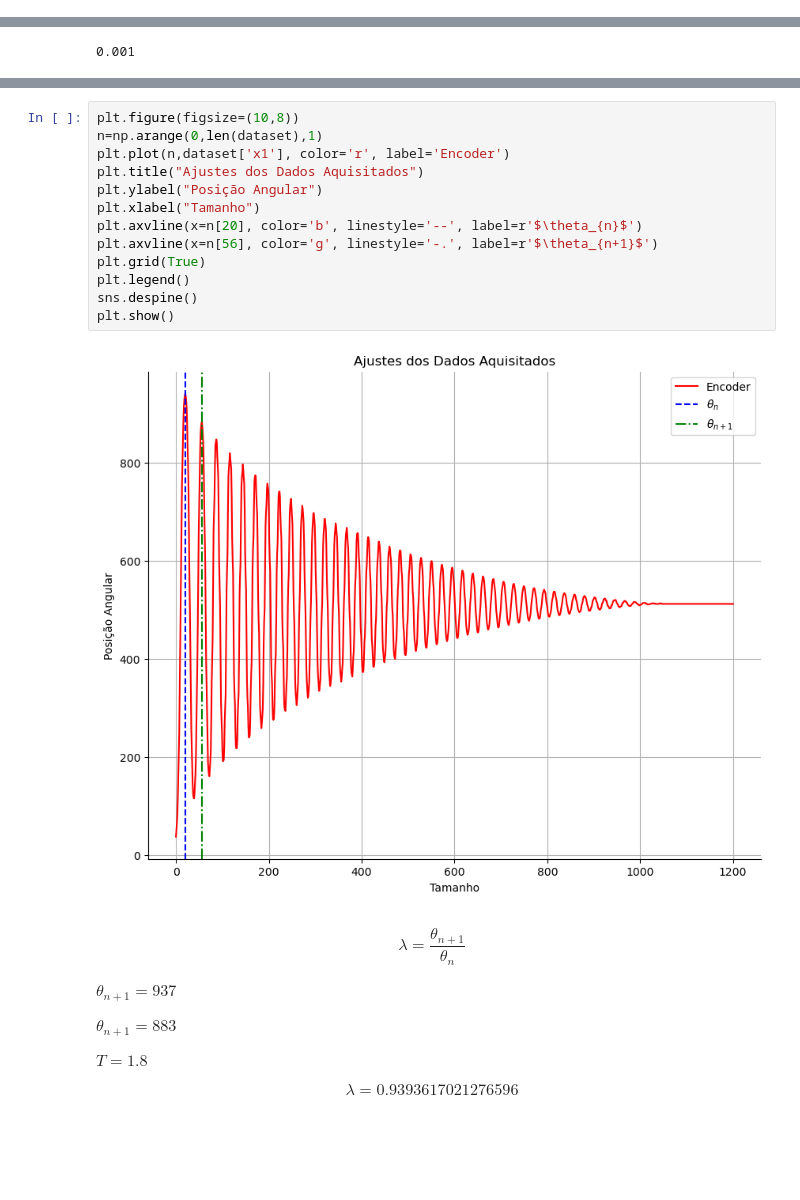
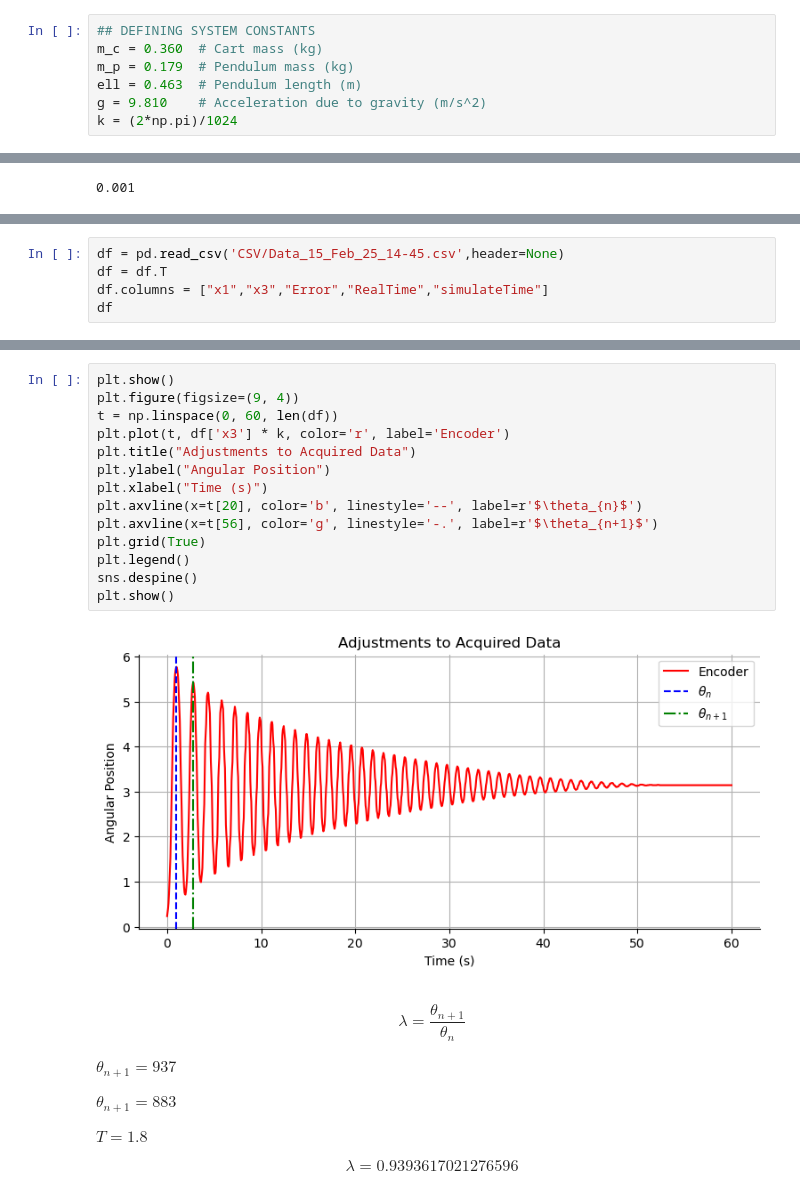
Before and after one commit to SilvaEder/Dissertation, a Jupyter notebook: Python/DampingCoefficient.ipynb, the cells around one changed output, grey strips where cells are left out. Saved outputs shown, nothing was run; the diff lists cells and outputs as text; blank space fills up the shorter version.

```diff
--- a/Python/DampingCoefficient.ipynb
+++ b/Python/DampingCoefficient.ipynb
@@ -20 +17,8 @@ import matplotlib.pyplot as plt
+# %%
+## DEFINING SYSTEM CONSTANTS
+m_c = 0.360  # Cart mass (kg)
+m_p = 0.179  # Pendulum mass (kg)
+ell = 0.463  # Pendulum length (m)
+g = 9.810    # Acceleration due to gravity (m/s^2)
+k = (2*np.pi)/1024
 # %% [markdown]
@@ -147,0 +187,5 @@ round(b,3)
+# %%
+df = pd.read_csv('CSV/Data_15_Feb_25_14-45.csv',header=None)
+df = df.T
+df.columns = ["x1","x3","Error","RealTime","simulateTime"]
+df
@@ -148,18 +206,19 @@ round(b,3)
 # %%
-plt.figure(figsize=(10,8))
-n=np.arange(0,len(dataset),1)
-plt.plot(n,dataset['x1'], color='r', label='Encoder')
-plt.title("Ajustes dos Dados Aquisitados")
-plt.ylabel("Posição Angular")
-plt.xlabel("Tamanho")
-plt.axvline(x=n[20], color='b', linestyle='--', label=r'$\theta_{n}$')
-plt.axvline(x=n[56], color='g', linestyle='-.', label=r'$\theta_{n+1}$')
+plt.show()
+plt.figure(figsize=(9, 4))
+t = np.linspace(0, 60, len(df))
+plt.plot(t, df['x3'] * k, color='r', label='Encoder')
+plt.title("Adjustments to Acquired Data")
+plt.ylabel("Angular Position")
+plt.xlabel("Time (s)")
+plt.axvline(x=t[20], color='b', linestyle='--', label=r'$\theta_{n}$')
+plt.axvline(x=t[56], color='g', linestyle='-.', label=r'$\theta_{n+1}$')
 plt.grid(True)
 plt.legend()
 sns.despine()
 plt.show()
 # %% [output]
-[figure, old version]
+[figure, new version]
 # %% [markdown]
 $$\lambda = \frac{\theta_{n+1}}{\theta_{n}}$$
 
```
Also changed, not shown: parts of 49 cells of this notebook, 14 other files.
